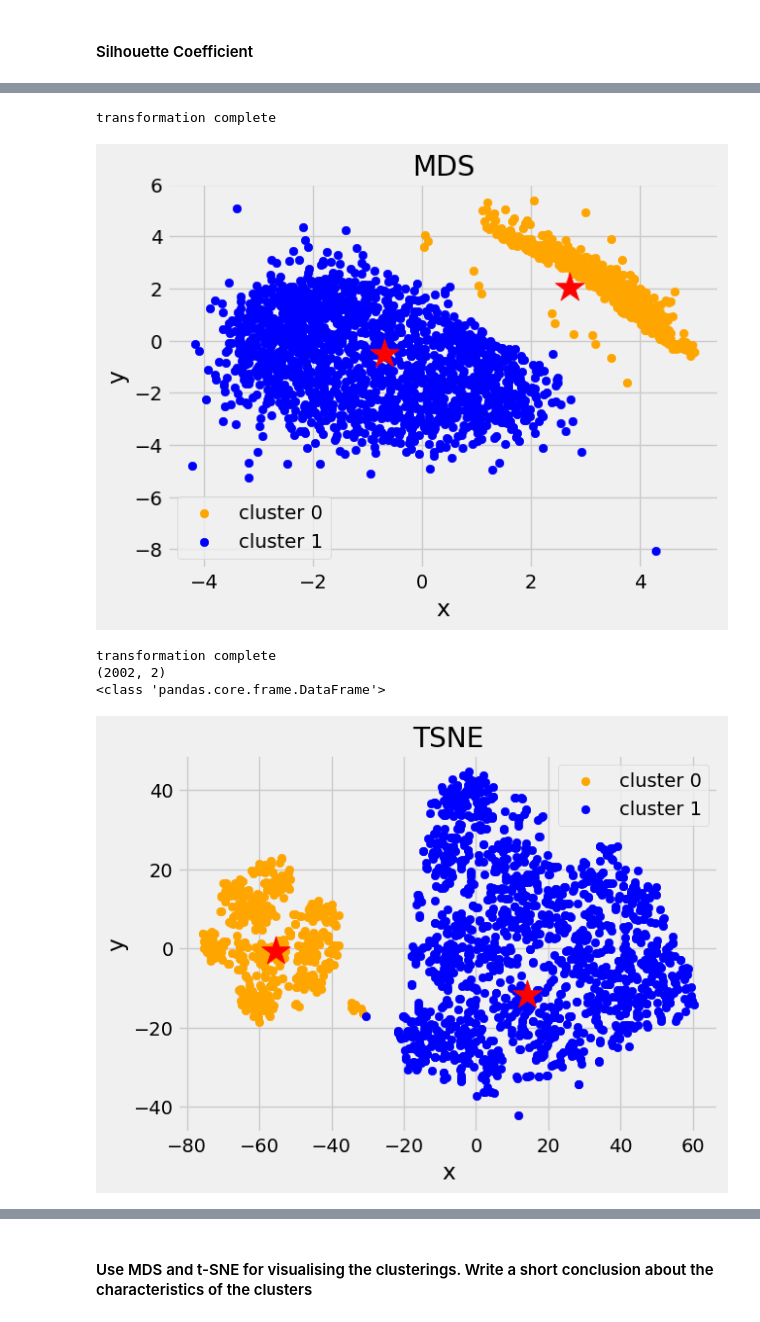
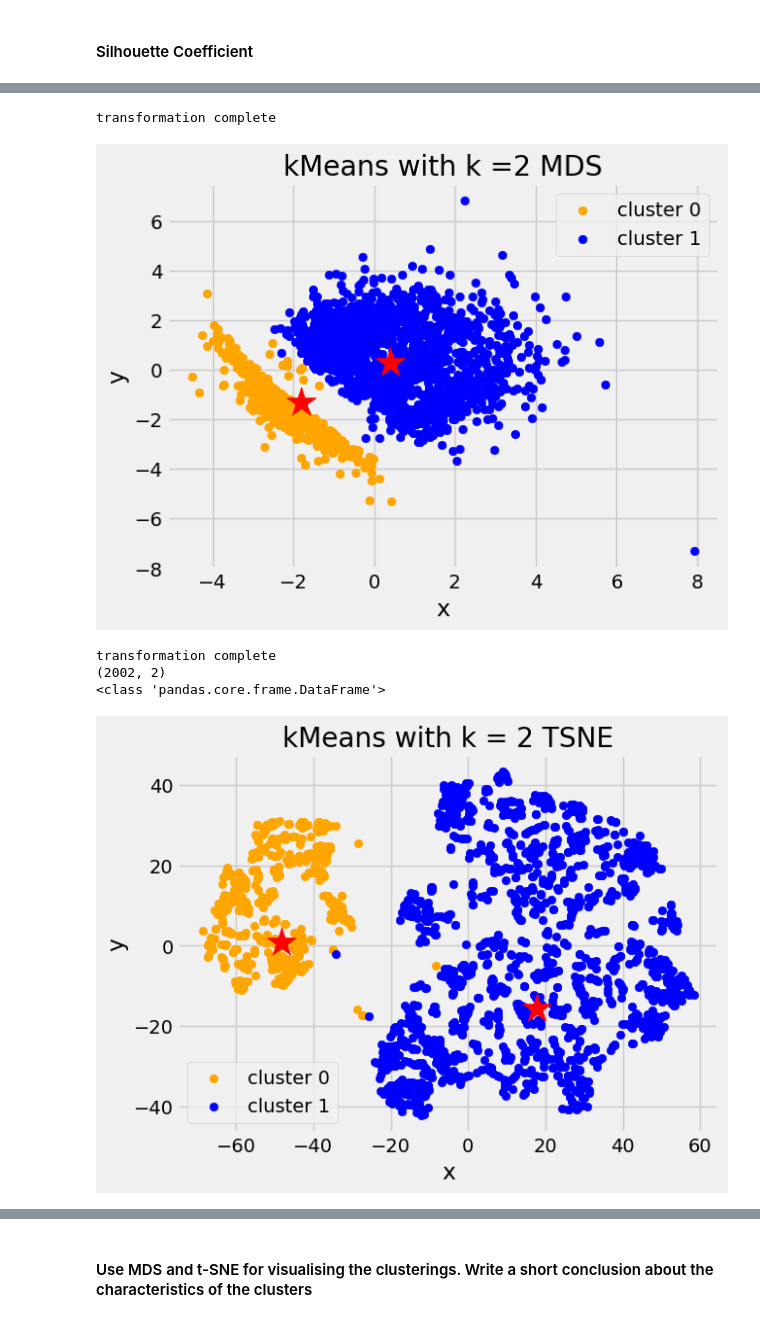
Before and after one commit to qaz73/ULAssignment-2, a Jupyter notebook: etivity2.ipynb, the cells around one changed output, grey strips where cells are left out. Saved outputs shown, nothing was run; the diff lists cells and outputs as text; code cells hidden in the pictures.

```diff
--- a/etivity2.ipynb
+++ b/etivity2.ipynb
@@ -186,11 +193,7 @@ df.drop(columns=['subscribed'], inplace=True)
 # %%
 # Create a dictionary for education
+education_order = [['primary', 'secondary', 'tertiary']]
 
-education_dictionary = {
-    "primary" : 0,
-    "secondary" : 1,
-    "tertiary" : 2
-}
-
-df['education'] = df['education'].replace(education_dictionary)
-df.tail()
+# Create a dictionary for month
+month_order = [['jan','feb','mar','apr','may','jun',
+                  'jul', 'aug', 'sep', 'oct', 'nov', 'dec']]
@@ -206,7 +199,0 @@ df.tail()
-# %%
-# Create a dictionary for month
-calendar_dict = {'jan':1, 'feb':2, 'mar':3, 'apr':4, 'may':5, 'jun':6,
-                  'jul':7, 'aug':8, 'sep':9, 'oct':10, 'nov':11, 'dec':12}
-
-df['month'] = df['month'].replace(calendar_dict)
-df.tail()
@@ -338,15 +324,31 @@ num_pipeline = Pipeline(steps=[
     ]
 )
 
+num_pipeline_std_scalar = Pipeline(steps=[
+    ('impute', SimpleImputer(strategy='median')),
+    ('scaler', StandardScaler())
+    ]
+)
+
+
 cat_pipeline = Pipeline(steps=[
     ('impute', SimpleImputer(strategy='most_frequent')),
+    ('ordinal', ColumnTransformer(
+                transformers=[
+                        ('education_order', OrdinalEncoder(categories=education_order), ['education']),
+                        ('month_order', OrdinalEncoder(categories=month_order), ['month'])
+                        ]
+                )),
     ('one-hot',OneHotEncoder(sparse_output=False)) # sparse output required for fit_transform
 ])
 
+# num_pipeline
 col_transform = ColumnTransformer(transformers=[
-        ('num_pipeline',num_pipeline,numerical_attribute),
+ #   num_pipeline_std_scalar
+        ('num_pipeline',num_pipeline_std_scalar,numerical_attribute),
         ('cat_pipeline',cat_pipeline,categorical_attribute)
     ], remainder='drop', n_jobs=-1)
+
 
 
 
@@ -452,29 +461,29 @@ print("transformation complete")
 clustering_scatterplot(points=XYcoordinates[:-best_k,:],
                        labels=model.labels_,
                        centers=XYcoordinates[-best_k:,:],
-                       title='MDS')
+                       title=f'kMeans with k ={best_k} MDS')
 # %% [output]
 transformation complete
-[figure, old version]
+[figure, new version]
 # %%
 #
 #
 ##
 XYcoordinates = manifold.TSNE(n_components=2).fit_transform(data_and_centers)
 print("transformation complete")
 
 print(XYcoordinates.shape)
 print(type(XYcoordinates))
 
 # convert to NumPy array - TODO - see why
 XYcoordinates = np.array(XYcoordinates)
 
 clustering_scatterplot(points=XYcoordinates[:-best_k,:],
                        labels=model.labels_,
                        centers=XYcoordinates[-best_k:,:],
-                       title='TSNE')
+                       title=f'kMeans with k = {best_k} TSNE')
 # %% [output]
 transformation complete
 (2002, 2)
 <class 'pandas.core.frame.DataFrame'>
-[figure, old version]
+[figure, new version]
```
Also changed, not shown: parts of 42 cells of this notebook.
